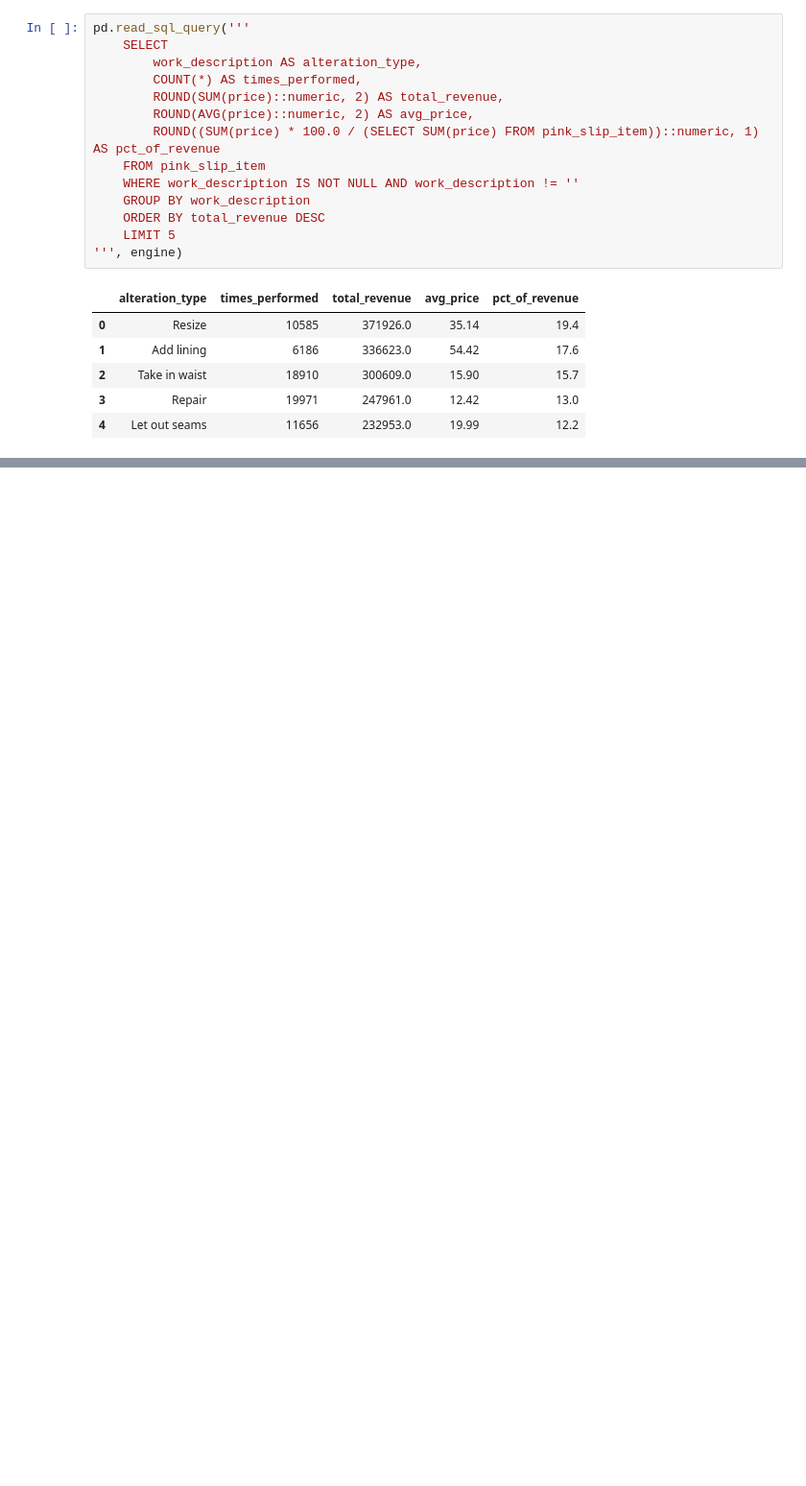
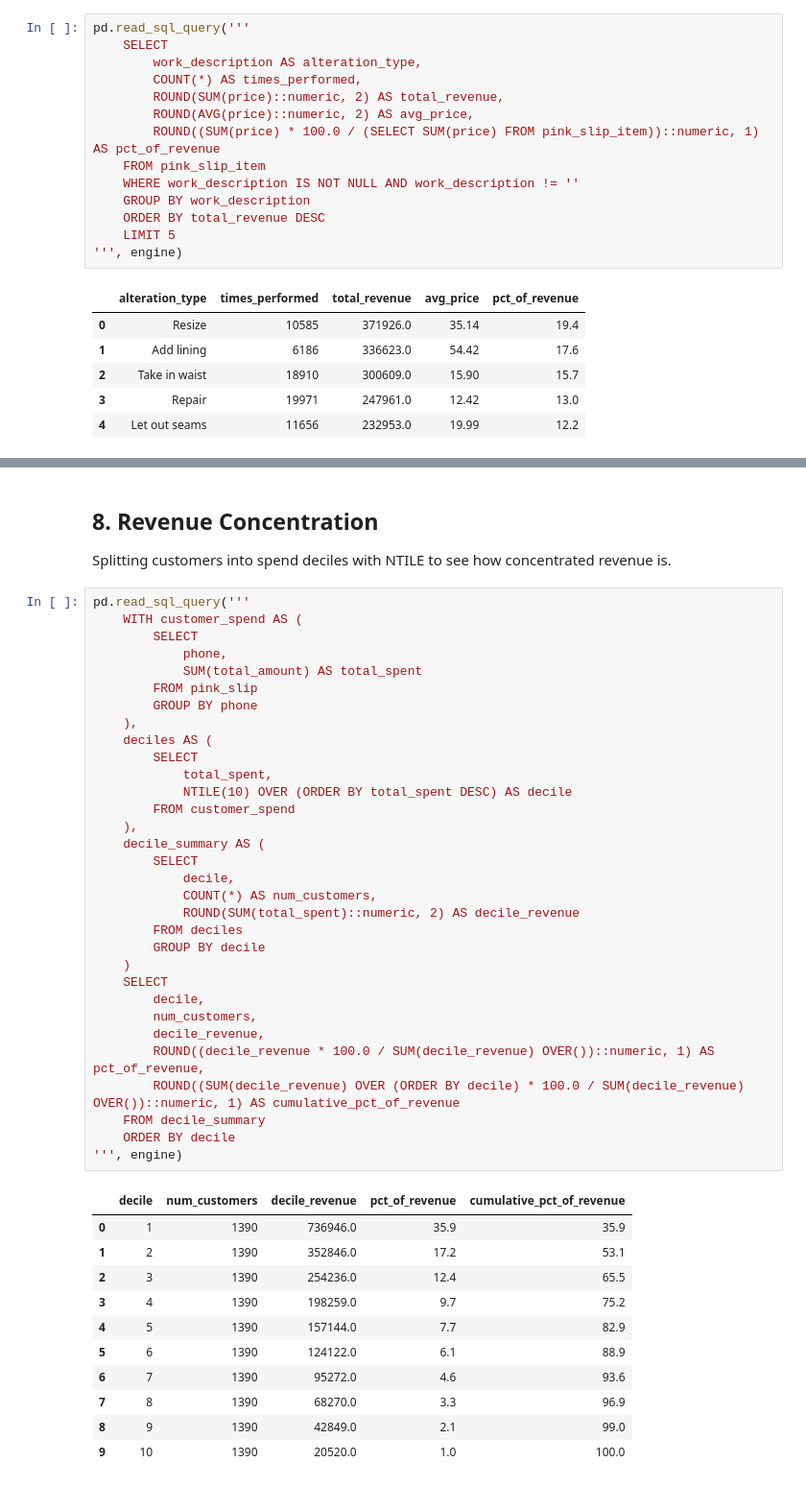
Before and after one commit to collin-lexu/pink-slip-management-system-demo, a Jupyter notebook: sql_analysis.ipynb, the cells around one changed output, grey strips where cells are left out. Shown at 96% size. Drawn from its saved outputs; the diff is of its cells as text; blank space fills up the shorter version.

```diff
--- a/sql_analysis.ipynb
+++ b/sql_analysis.ipynb
@@ -266,0 +234,48 @@ pd.read_sql_query('''
+# %% [markdown]
+## 8. Revenue Concentration
+
+Splitting customers into spend deciles with NTILE to see how concentrated revenue is.
+# %%
+pd.read_sql_query('''
+    WITH customer_spend AS (
+        SELECT
+            phone,
+            SUM(total_amount) AS total_spent
+        FROM pink_slip
+        GROUP BY phone
+    ),
+    deciles AS (
+        SELECT
+            total_spent,
+            NTILE(10) OVER (ORDER BY total_spent DESC) AS decile
+        FROM customer_spend
+    ),
+    decile_summary AS (
+        SELECT
+            decile,
+            COUNT(*) AS num_customers,
+            ROUND(SUM(total_spent)::numeric, 2) AS decile_revenue
+        FROM deciles
+        GROUP BY decile
+    )
+    SELECT
+        decile,
+        num_customers,
+        decile_revenue,
+        ROUND((decile_revenue * 100.0 / SUM(decile_revenue) OVER())::numeric, 1) AS pct_of_revenue,
+        ROUND((SUM(decile_revenue) OVER (ORDER BY decile) * 100.0 / SUM(decile_revenue) OVER())::numeric, 1) AS cumulative_pct_of_revenue
+    FROM decile_summary
+    ORDER BY decile
+''', engine)
+# %% [output]
+|  | decile | num_customers | decile_revenue | pct_of_revenue | cumulative_pct_of_revenue |
+| 0 | 1 | 1390 | 736946.0 | 35.9 | 35.9 |
+| 1 | 2 | 1390 | 352846.0 | 17.2 | 53.1 |
+| 2 | 3 | 1390 | 254236.0 | 12.4 | 65.5 |
+| 3 | 4 | 1390 | 198259.0 | 9.7 | 75.2 |
+| 4 | 5 | 1390 | 157144.0 | 7.7 | 82.9 |
+| 5 | 6 | 1390 | 124122.0 | 6.1 | 88.9 |
+| 6 | 7 | 1390 | 95272.0 | 4.6 | 93.6 |
+| 7 | 8 | 1390 | 68270.0 | 3.3 | 96.9 |
+| 8 | 9 | 1390 | 42849.0 | 2.1 | 99.0 |
+| 9 | 10 | 1390 | 20520.0 | 1.0 | 100.0 |
```
Also changed, not shown: parts of 9 cells of this notebook, 2 other files.
